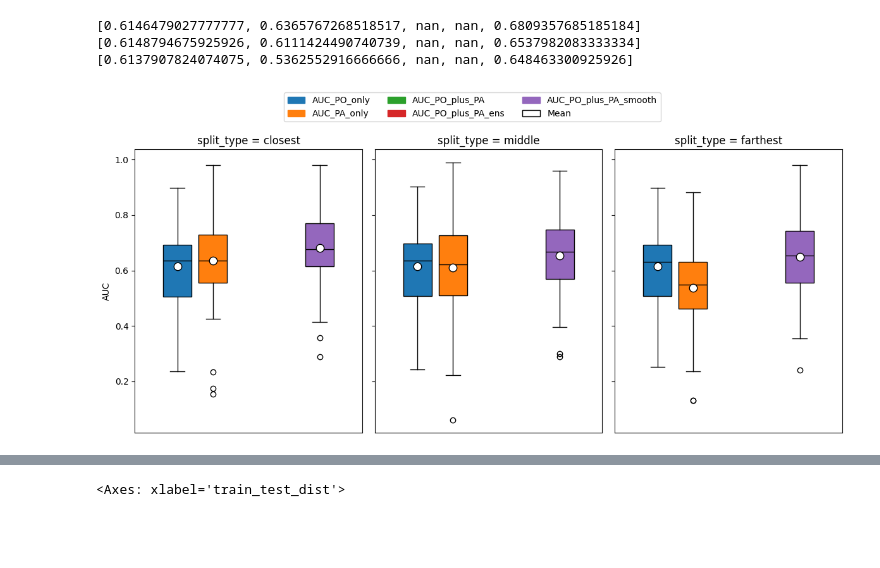
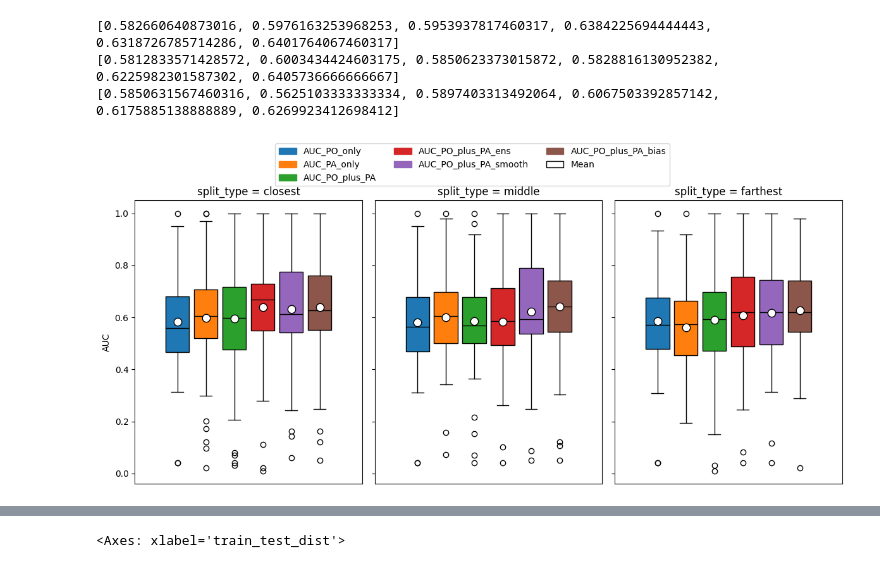
Before and after one commit to pabloubilla/data-integration-sdm, a Jupyter notebook: notebooks/05_dissimilarity_analysis.ipynb, the cells around one changed output, grey strips where cells are left out. Drawn from its saved outputs; the diff is of its cells as text; code cells hidden in the pictures; blank space fills up the shorter version.

Commit message:
figures

```diff
--- a/notebooks/05_dissimilarity_analysis.ipynb
+++ b/notebooks/05_dissimilarity_analysis.ipynb
@@ -11,8 +11,15 @@ import numpy as np
 import matplotlib.pyplot as plt
 # %%
 
-results_df_detailed = pd.read_csv('output/integration_geoplant/geoplant_partition_detailed_summary.csv')
+results_df_detailed = pd.read_csv('output/integration_geoplant/partition_results_detailed_covariates.csv')
+# split_types = ['closest', 'middle', 'farthest']
 auc_cols   = ["AUC_PO_only", "AUC_PA_only", "AUC_PO_plus_PA",
-               "AUC_PO_plus_PA_ens", "AUC_PO_plus_PA_smooth"]
-auc_cols_sp = [f'{c}_sp' for c in auc_cols]
-results_df_detailed.groupby(['species', 'split_type'])[auc_cols_sp].mean().groupby('split_type').mean()
+               "AUC_PO_plus_PA_ens", "AUC_PO_plus_PA_smooth", "AUC_PO_plus_PA_bias"]
+# auc_cols_sp = [f'{c}_sp' for c in auc_cols]
+# results_df_detailed.groupby(['species', 'split_type'])[auc_cols_sp].mean().groupby('split_type').mean()
+# for split_type in split_types:
+#     print(f"=== Split type: {split_type} ===")
+#     for col in auc_cols_sp:
+#         mean_auc = results_df_detailed[results_df_detailed['split_type'] == split_type][col].mean()
+#         std_auc = results_df_detailed[results_df_detailed['split_type'] == split_type][col].std()
+#         print(f"{col}: {mean_auc:.4f} ± {std_auc:.4f}")
@@ -33,9 +28,9 @@ import matplotlib.patches as mpatches
 import numpy as np
 
 auc_cols    = ["AUC_PO_only", "AUC_PA_only", "AUC_PO_plus_PA",
-               "AUC_PO_plus_PA_ens", "AUC_PO_plus_PA_smooth"]
+               "AUC_PO_plus_PA_ens", "AUC_PO_plus_PA_smooth", "AUC_PO_plus_PA_bias"]
 auc_cols_sp = [f'{c}_sp' for c in auc_cols]
-colors      = ["tab:blue", "tab:orange", "tab:green", "tab:red", "tab:purple"]
+colors      = ["tab:blue", "tab:orange", "tab:green", "tab:red", "tab:purple", "tab:brown"]
 split_types = ['closest', 'middle', 'farthest']
 
 fig, axes = plt.subplots(
@@ -77,37 +72,37 @@ for ax, split in zip(axes, split_types):
     print(means)
     ax.scatter(
         positions,
         means,
         s=80,
         marker='o',
         edgecolor='black',
         facecolor='white',
         zorder=3,
         label="Mean"
     )
 
     ax.set_title(f"split_type = {split}")
     ax.set_xlim(-1.6, 1.6)
     ax.set_xticks([])
 
 axes[0].set_ylabel("AUC")
 
 # Legend
 handles = [mpatches.Patch(color=c, label=l) for c, l in zip(colors, auc_cols)]
 handles.append(
     mpatches.Patch(facecolor="white", edgecolor="black", label="Mean (○)")
 )
 
 fig.legend(handles, [*auc_cols, "Mean"], loc="upper center",
            ncol=3, bbox_to_anchor=(0.5, 1.12))
 
 plt.tight_layout()
 plt.show()
 # %% [output]
-[0.6146479027777777, 0.6365767268518517, nan, nan, 0.6809357685185184]
-[0.6148794675925926, 0.6111424490740739, nan, nan, 0.6537982083333334]
-[0.6137907824074075, 0.5362552916666666, nan, nan, 0.648463300925926]
+[0.582660640873016, 0.5976163253968253, 0.5953937817460317, 0.6384225694444443, 0.6318726785714286, 0.6401764067460317]
+[0.5812833571428572, 0.6003434424603175, 0.5850623373015872, 0.5828816130952382, 0.6225982301587302, 0.6405736666666667]
+[0.5850631567460316, 0.5625103333333334, 0.5897403313492064, 0.6067503392857142, 0.6175885138888889, 0.6269923412698412]
-[figure, old version]
+[figure, new version]
 # %%
 # unique_regions = results_df['region'].unique()
 # for region in unique_regions:
```
Also changed, not shown: parts of 4 cells of this notebook, 2 other files.
